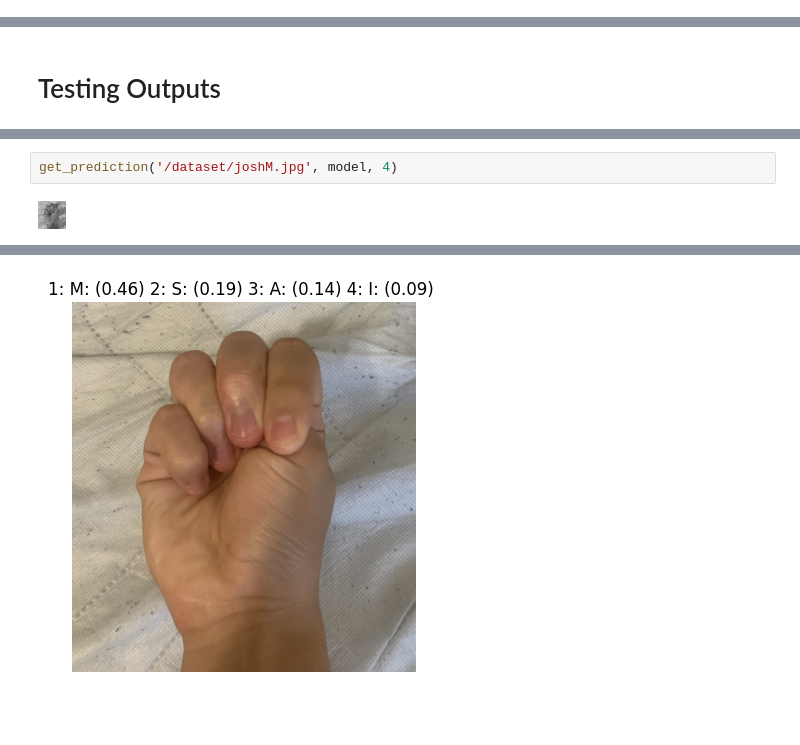
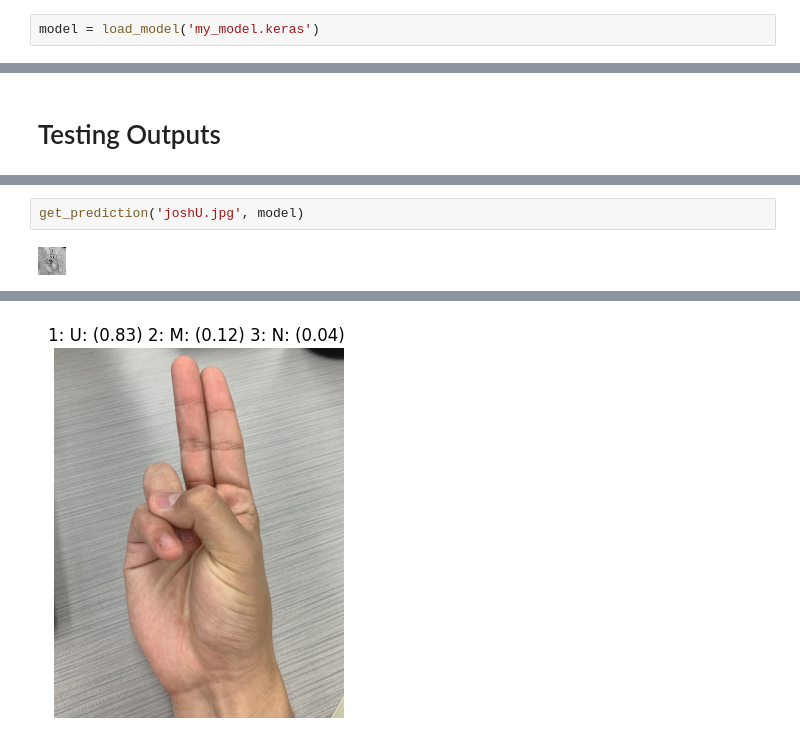
Before and after one commit to joestrada1022/ASL_CNN_Model, a Jupyter notebook: ASL_Model.ipynb, the cells around one changed output, grey strips where cells are left out. Cells and saved outputs as stored; diff of their text form; blank space fills up the shorter version.

```diff
--- a/ASL_Model.ipynb
+++ b/ASL_Model.ipynb
@@ -362,3 +355,5 @@ To: /content/model1.keras
+# %%
+model = load_model('my_model.keras')
 # %%
 (testing_loss, testing_accuracy)=model.evaluate(xTest,yTest,batch_size=128)
 print(f"Testing Loss: {testing_loss:.4f}, Testing Accuracy: {testing_accuracy:.4f}")
@@ -417,4 +412,4 @@ get_prediction('/dataset/joshC.jpg', model)
 # %%
-get_prediction('/dataset/joshM.jpg', model, 4)
+get_prediction('joshU.jpg', model)
 # %% [output]
-[figure, old version]
+[figure, new version]
@@ -422 +417 @@ get_prediction('/dataset/joshM.jpg', model, 4)
-[figure, old version]
+[figure, new version]
```
Also changed, not shown: parts of 12 cells of this notebook.
